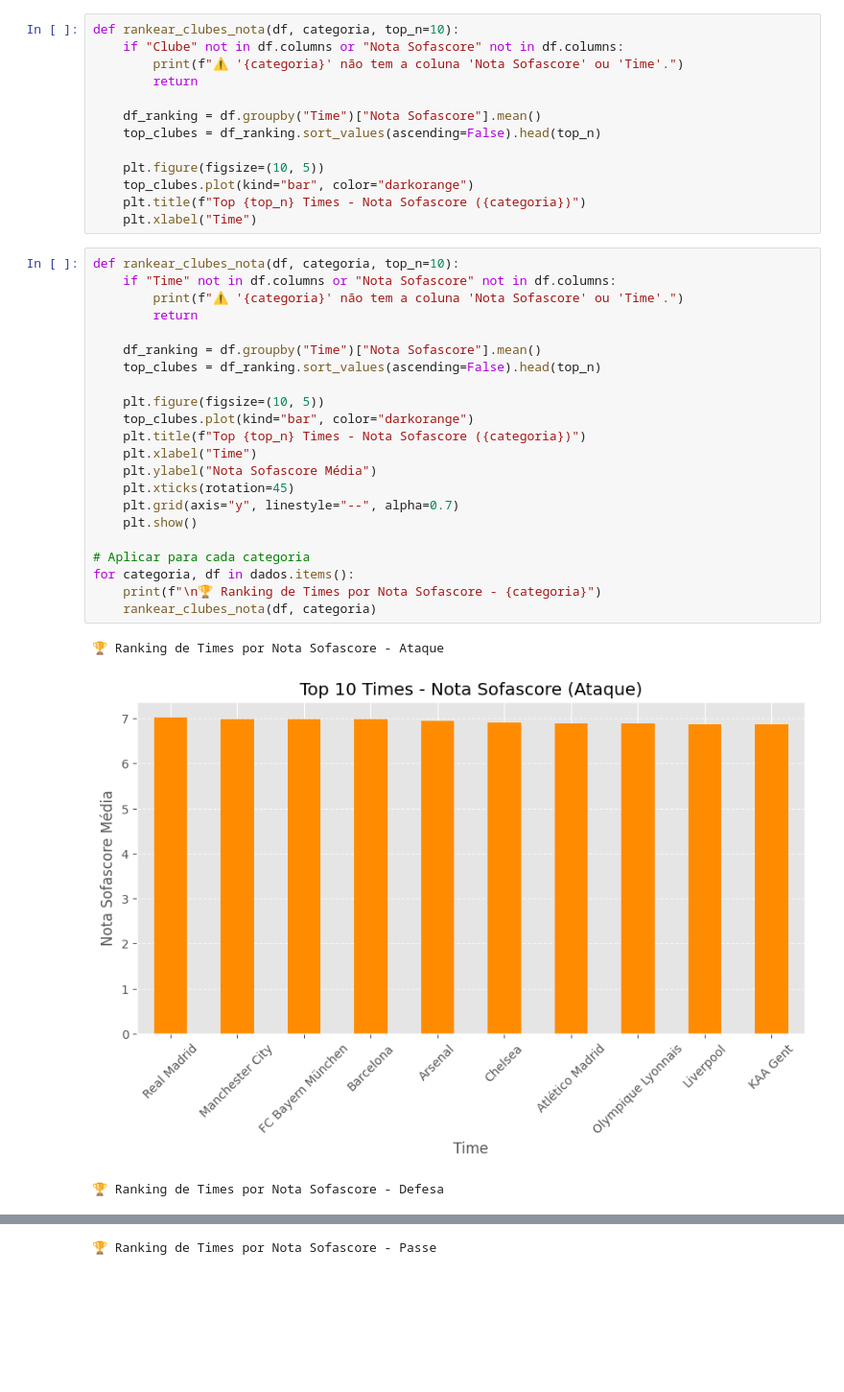
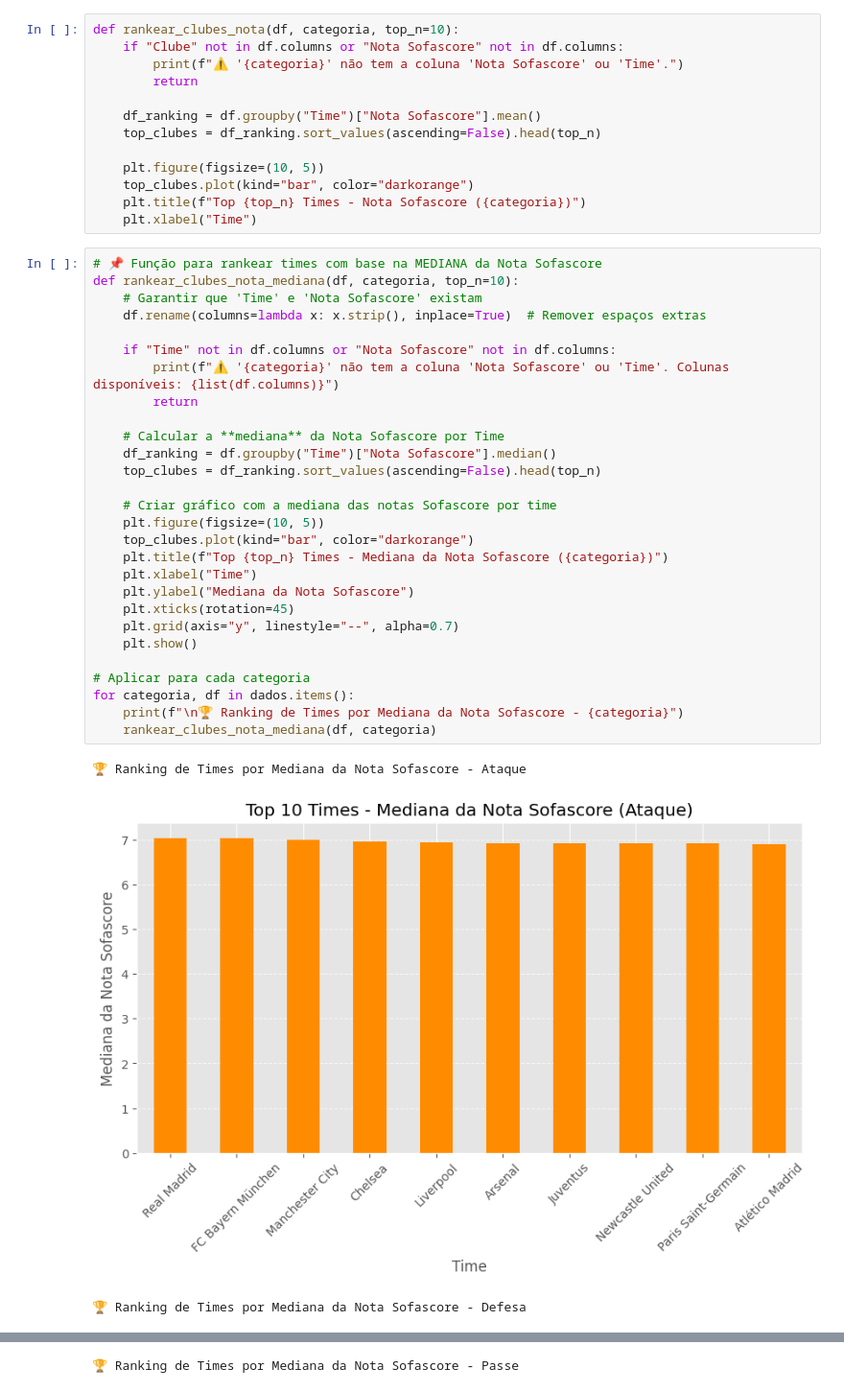
Before and after one commit to gabrierys/Data-Harvesting-Sofascore, a Jupyter notebook: champions_league_analysis.ipynb, the cells around one changed output, grey strips where cells are left out. Shown at 96% size. Drawn from its saved outputs; the diff is of its cells as text; blank space fills up the shorter version.

```diff
--- a/champions_league_analysis.ipynb
+++ b/champions_league_analysis.ipynb
@@ -638,28 +640,34 @@ def rankear_clubes_nota(df, categoria, top_n=10):
     plt.title(f"Top {top_n} Times - Nota Sofascore ({categoria})")
     plt.xlabel("Time")
 # %%
-def rankear_clubes_nota(df, categoria, top_n=10):
+# 📌 Função para rankear times com base na MEDIANA da Nota Sofascore
+def rankear_clubes_nota_mediana(df, categoria, top_n=10):
+    # Garantir que 'Time' e 'Nota Sofascore' existam
+    df.rename(columns=lambda x: x.strip(), inplace=True)  # Remover espaços extras
+
     if "Time" not in df.columns or "Nota Sofascore" not in df.columns:
-        print(f"⚠️ '{categoria}' não tem a coluna 'Nota Sofascore' ou 'Time'.")
+        print(f"⚠️ '{categoria}' não tem a coluna 'Nota Sofascore' ou 'Time'. Colunas disponíveis: {list(df.columns)}")
         return
 
-    df_ranking = df.groupby("Time")["Nota Sofascore"].mean()
+    # Calcular a **mediana** da Nota Sofascore por Time
+    df_ranking = df.groupby("Time")["Nota Sofascore"].median()
     top_clubes = df_ranking.sort_values(ascending=False).head(top_n)
 
+    # Criar gráfico com a mediana das notas Sofascore por time
     plt.figure(figsize=(10, 5))
     top_clubes.plot(kind="bar", color="darkorange")
-    plt.title(f"Top {top_n} Times - Nota Sofascore ({categoria})")
+    plt.title(f"Top {top_n} Times - Mediana da Nota Sofascore ({categoria})")
     plt.xlabel("Time")
-    plt.ylabel("Nota Sofascore Média")
+    plt.ylabel("Mediana da Nota Sofascore")
     plt.xticks(rotation=45)
     plt.grid(axis="y", linestyle="--", alpha=0.7)
     plt.show()
 
 # Aplicar para cada categoria
 for categoria, df in dados.items():
-    print(f"\n🏆 Ranking de Times por Nota Sofascore - {categoria}")
-    rankear_clubes_nota(df, categoria)
+    print(f"\n🏆 Ranking de Times por Mediana da Nota Sofascore - {categoria}")
+    rankear_clubes_nota_mediana(df, categoria)
 # %% [output]
-🏆 Ranking de Times por Nota Sofascore - Ataque
+🏆 Ranking de Times por Mediana da Nota Sofascore - Ataque
-[figure, old version]
+[figure, new version]
-🏆 Ranking de Times por Nota Sofascore - Defesa
+🏆 Ranking de Times por Mediana da Nota Sofascore - Defesa
@@ -667 +675 @@ for categoria, df in dados.items():
-🏆 Ranking de Times por Nota Sofascore - Passe
+🏆 Ranking de Times por Mediana da Nota Sofascore - Passe
```
Also changed, not shown: parts of 6 cells of this notebook.
